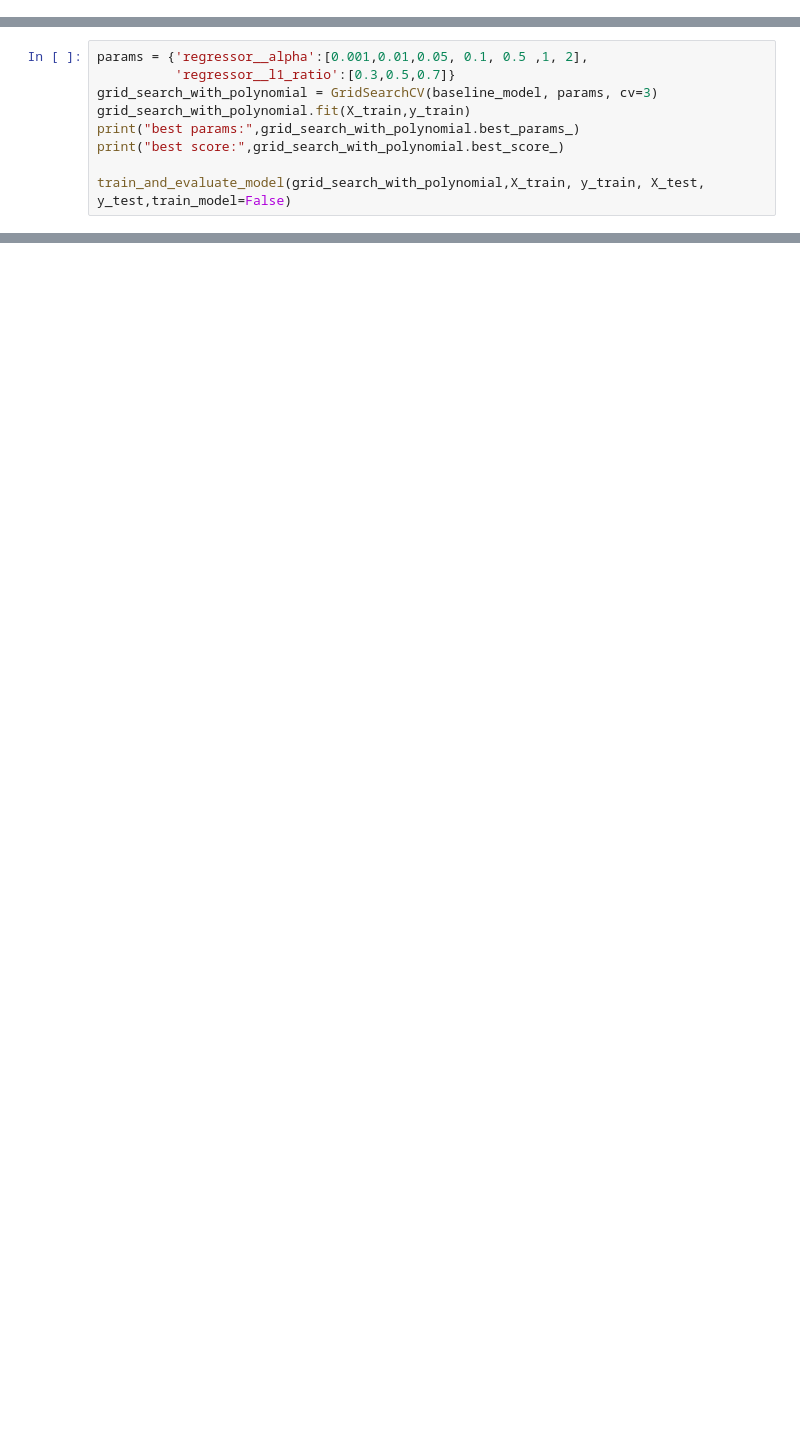
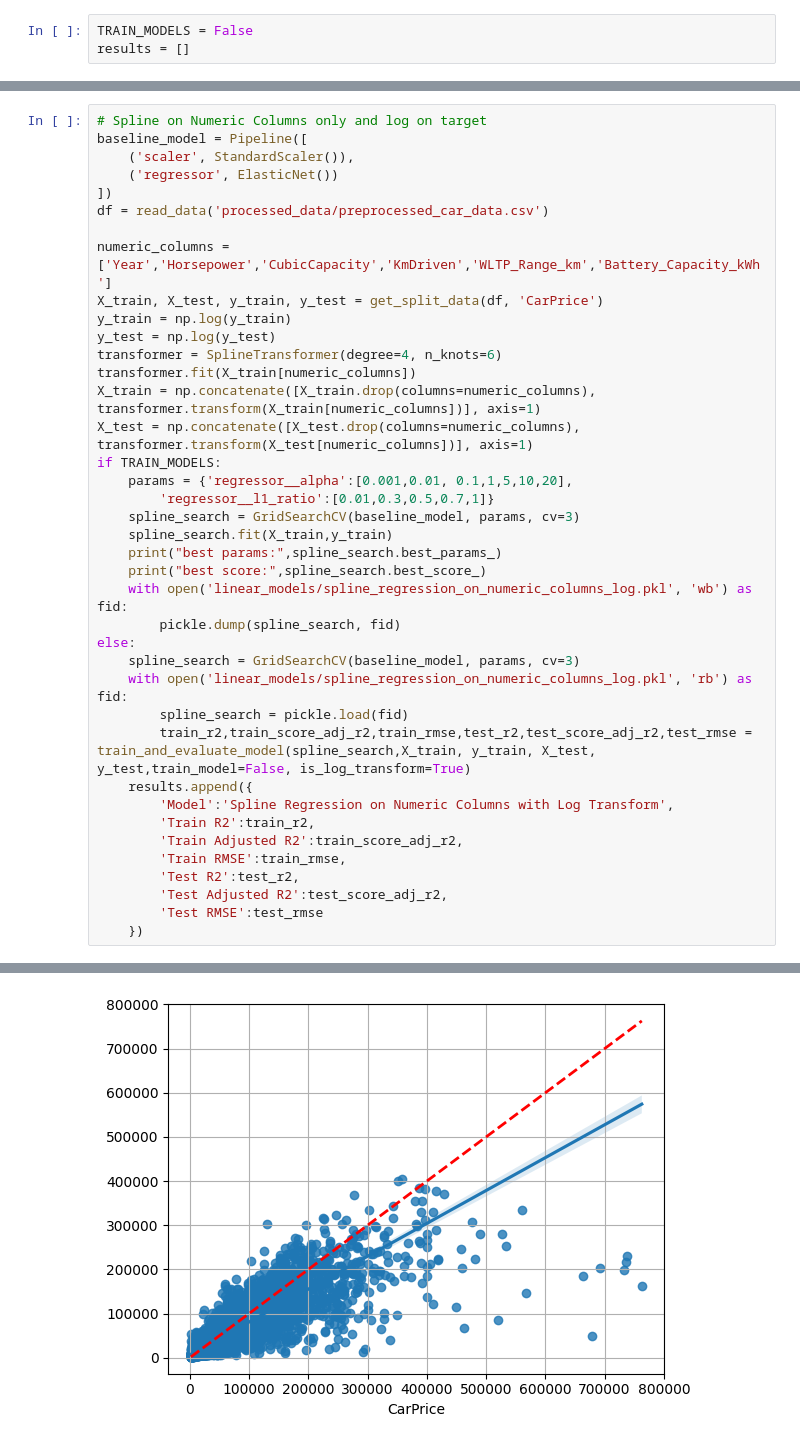
Before and after one commit to SashoVas/CarPricePrediction, a Jupyter notebook: linear_models.ipynb, the cells around one changed output, grey strips where cells are left out. Drawn from its saved outputs; the diff is of its cells as text; blank space fills up the shorter version.

Commit message:
Finishing linear model tests

```diff
--- a/linear_models.ipynb
+++ b/linear_models.ipynb
@@ -66 +15,4 @@ After onehot encoding (110699, 185)
+# %%
+TRAIN_MODELS = False
+results = []
 # %%
@@ -171,9 +94,0 @@ display(X_train)
-# %%
-params = {'regressor__alpha':[0.001,0.01,0.05, 0.1, 0.5 ,1, 2],
-          'regressor__l1_ratio':[0.3,0.5,0.7]}
-grid_search_with_polynomial = GridSearchCV(baseline_model, params, cv=3)
-grid_search_with_polynomial.fit(X_train,y_train)
-print("best params:",grid_search_with_polynomial.best_params_)
-print("best score:",grid_search_with_polynomial.best_score_)
-
-train_and_evaluate_model(grid_search_with_polynomial,X_train, y_train, X_test, y_test,train_model=False)
@@ -188,0 +331,40 @@ Test RMSE: 21908.3949
+# %%
+# Spline on Numeric Columns only and log on target
+baseline_model = Pipeline([
+    ('scaler', StandardScaler()),
+    ('regressor', ElasticNet())
+])
+df = read_data('processed_data/preprocessed_car_data.csv')
+
+numeric_columns =['Year','Horsepower','CubicCapacity','KmDriven','WLTP_Range_km','Battery_Capacity_kWh']
+X_train, X_test, y_train, y_test = get_split_data(df, 'CarPrice')
+y_train = np.log(y_train)
+y_test = np.log(y_test)
+transformer = SplineTransformer(degree=4, n_knots=6)
+transformer.fit(X_train[numeric_columns])
+X_train = np.concatenate([X_train.drop(columns=numeric_columns), transformer.transform(X_train[numeric_columns])], axis=1)
+X_test = np.concatenate([X_test.drop(columns=numeric_columns), transformer.transform(X_test[numeric_columns])], axis=1)
+if TRAIN_MODELS:
+    params = {'regressor__alpha':[0.001,0.01, 0.1,1,5,10,20],
+        'regressor__l1_ratio':[0.01,0.3,0.5,0.7,1]}
+    spline_search = GridSearchCV(baseline_model, params, cv=3)
+    spline_search.fit(X_train,y_train)
+    print("best params:",spline_search.best_params_)
+    print("best score:",spline_search.best_score_)
+    with open('linear_models/spline_regression_on_numeric_columns_log.pkl', 'wb') as fid:
+        pickle.dump(spline_search, fid)
+else:
+    spline_search = GridSearchCV(baseline_model, params, cv=3)
+    with open('linear_models/spline_regression_on_numeric_columns_log.pkl', 'rb') as fid:
+        spline_search = pickle.load(fid)
+        train_r2,train_score_adj_r2,train_rmse,test_r2,test_score_adj_r2,test_rmse = train_and_evaluate_model(spline_search,X_train, y_train, X_test, y_test,train_model=False, is_log_transform=True)
+    results.append({
+        'Model':'Spline Regression on Numeric Columns with Log Transform',
+        'Train R2':train_r2,
+        'Train Adjusted R2':train_score_adj_r2,
+        'Train RMSE':train_rmse,
+        'Test R2':test_r2,
+        'Test Adjusted R2':test_score_adj_r2,
+        'Test RMSE':test_rmse
+    })
+# %% [output]
@@ -188,0 +379 @@ Test RMSE: 21908.3949
+[figure, added]
```
Also changed, not shown: parts of 23 cells of this notebook, 1 other file.
